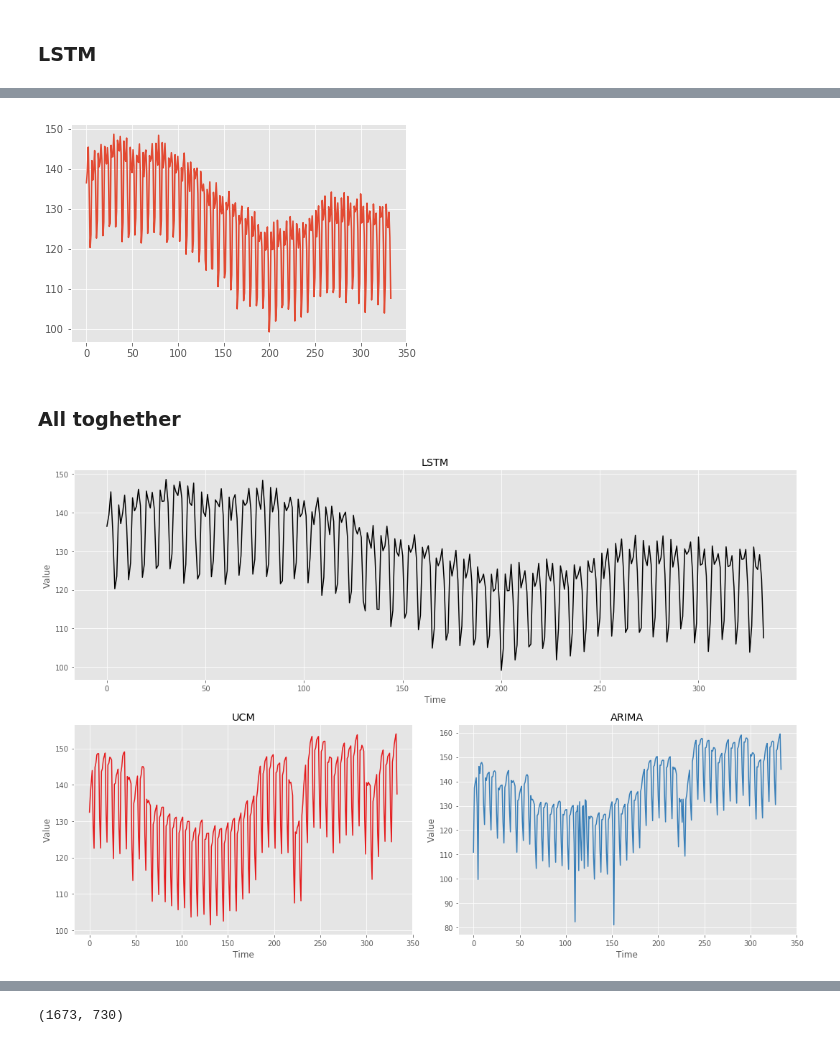
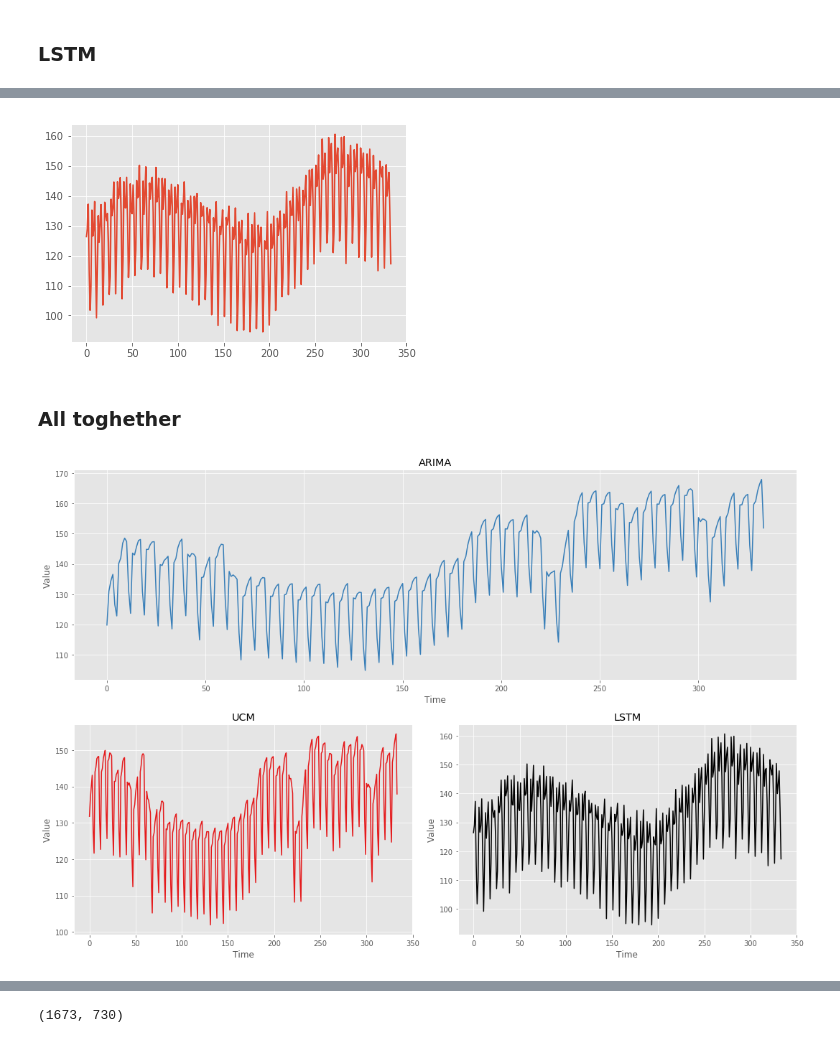
Before and after one commit to pkasela/Time_Series-Project, a Jupyter notebook: Pranav_Kasela_846965.ipynb, the cells around one changed output, grey strips where cells are left out. Drawn from its saved outputs; the diff is of its cells as text; code cells hidden in the pictures.

```diff
--- a/Pranav_Kasela_846965.ipynb
+++ b/Pranav_Kasela_846965.ipynb
@@ -1653,6 +1829,6 @@ autoplot(xts_to_ts(plot_ucm["2018-01-01/2019-11-30"]))+
 ### LSTM
 # %%
 best_model = tf.keras.models.load_model(path + "best_model_2.h5")
-best_model.fit(X_val,y_val,epochs=10, verbose=1)
+best_model.fit(X_val,y_val,epochs=100, verbose=1)
 # %% [output]
 Train on 216 samples
@@ -1681,11 +1852,15 @@ best_model.evaluate(X_train, y_train)
+# %%
+%%R
+test <- idata["2017-01-01/"] #dati dal 2017 in poi
 # %%
-X_test = x_scaler.transform(np.array(df.value[-365*2:]).reshape(-1,1)).reshape(1,-1,1)
+%R -o test
+X_test = x_scaler.transform(np.array(test)).reshape(1,-1,1)
 lstm_test = x_scaler.inverse_transform(best_model.predict(X_test)[0])
 
 plt.plot(lstm_test)
 plt.show()
 # %% [output]
-[figure, old version]
+[figure, new version]
 # %% [markdown]
 ### All toghether
 # %%
@@ -1697,10 +1872,10 @@ fig = plt.figure(figsize=(15, 10))
 
 ax0 = plt.subplot2grid((2, 2), (0, 0), colspan=2)
 
-plt.plot(np.array(lstm_test), color="black")
+plt.plot(np.array(arima_test_mean), color="#377eb8")
 plt.xlabel("Time")
 plt.ylabel("Value")
-plt.title("LSTM")
+plt.title("ARIMA")
 
 ax1 = plt.subplot2grid((2, 2), (1, 0))
 
@@ -1711,15 +1886,15 @@ plt.title("UCM")
 
 ax2 = plt.subplot2grid((2, 2), (1, 1))
 
-plt.plot(np.array(arima_test_mean), color="#377eb8")
+plt.plot(np.array(lstm_test), color="black")
 plt.xlabel("Time")
 plt.ylabel("Value")
-plt.title("ARIMA")
+plt.title("LSTM")
 
 plt.tight_layout()
 plt.savefig('imgs/test_results.png')
 # %% [output]
-[figure, old version]
+[figure, new version]
 # %%
 submission = pd.DataFrame({'Data':pd.date_range('2019-01-01', periods=334, freq='D'),
                           'ARIMA':arima_test_mean,
```
Also changed, not shown: parts of 43 cells of this notebook, 6 other files.
